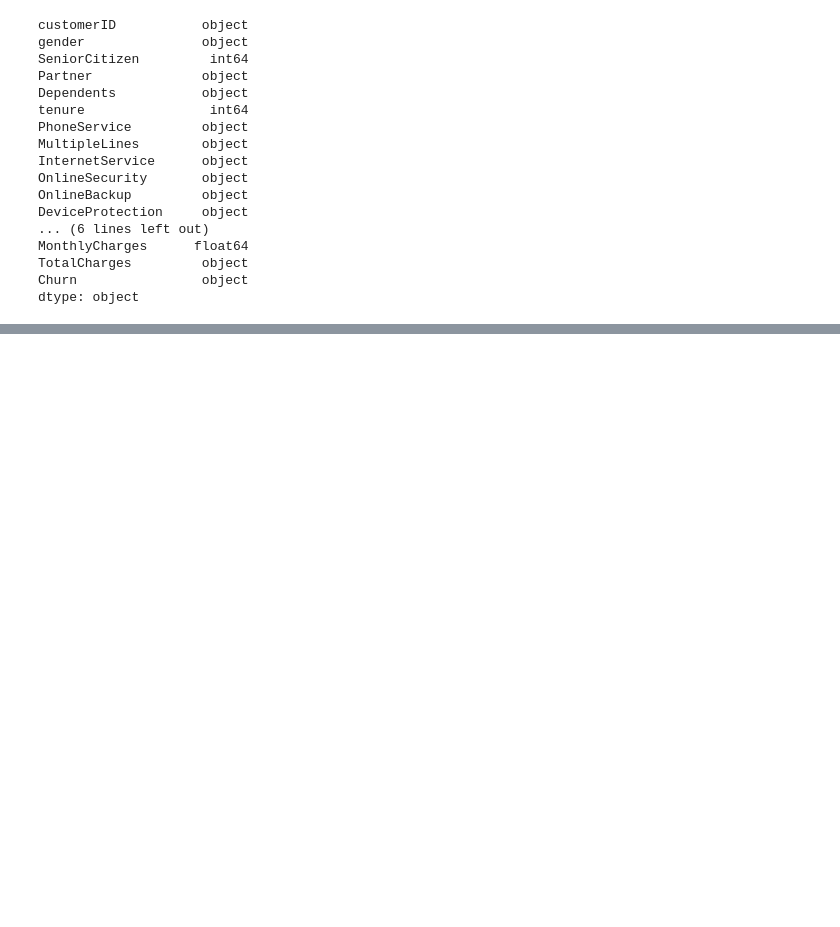
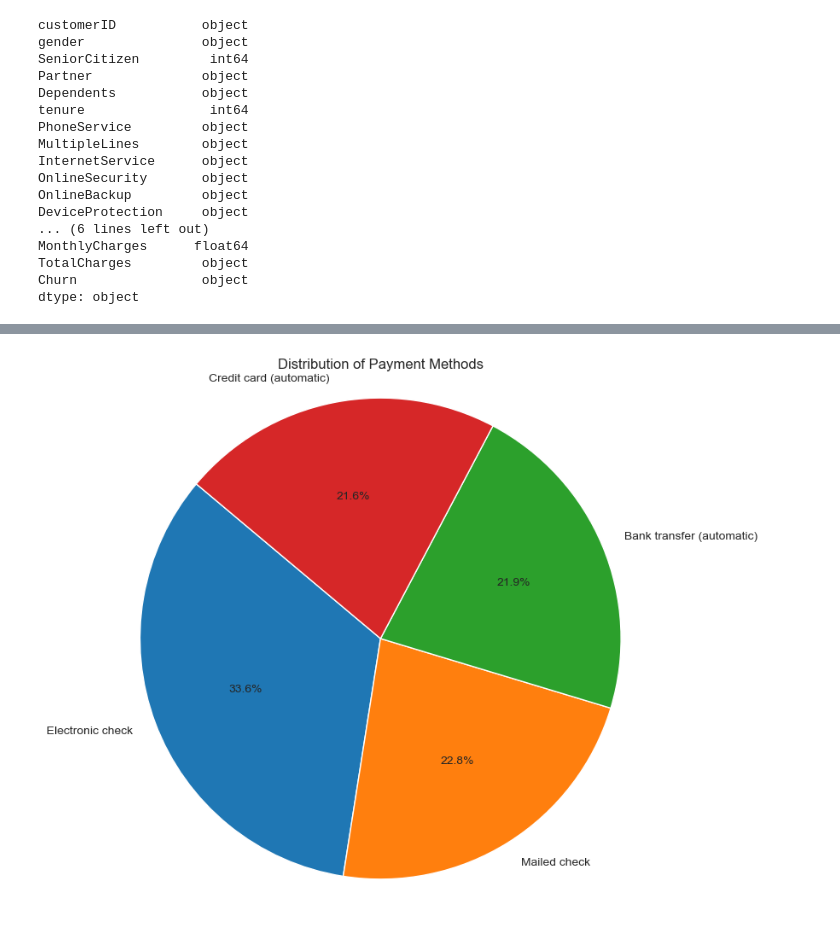
Before and after one commit to jorge-ivan-jimenez-reyes/DataScienceB, a Jupyter notebook: Presentacion2/2parcial.ipynb, the cells around one changed output, grey strips where cells are left out. Drawn from its saved outputs; the diff is of its cells as text; code cells hidden in the pictures; blank space fills up the shorter version.

```diff
--- a/Presentacion2/2parcial.ipynb
+++ b/Presentacion2/2parcial.ipynb
@@ -45,0 +97,11 @@ print(df.describe(include='object'))  # for categorical variables
+# %%
+payment_counts = df['PaymentMethod'].value_counts()
+
+# Create the pie chart
+plt.figure(figsize=(8, 8))
+plt.pie(payment_counts, labels=payment_counts.index, autopct='%1.1f%%', startangle=140)
+plt.title('Distribution of Payment Methods')
+plt.axis('equal')  # makes it a perfect circle
+plt.show()
+# %% [output]
+[figure, added]
```
Also changed, not shown: parts of 6 cells of this notebook.
